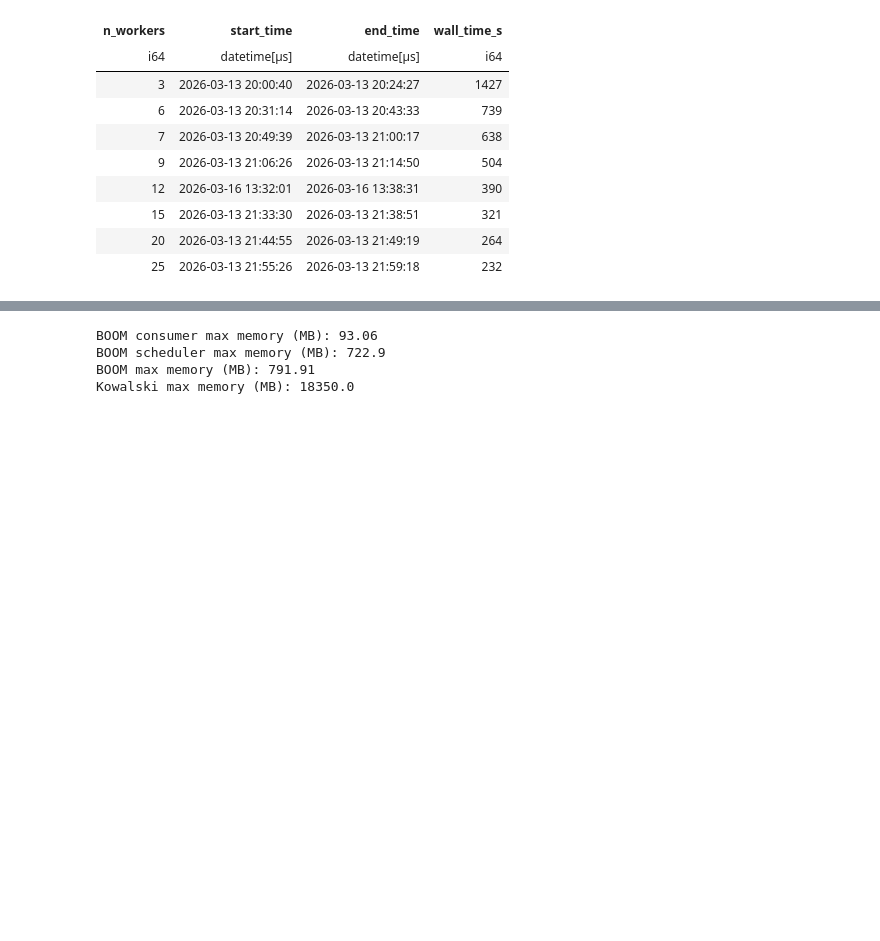
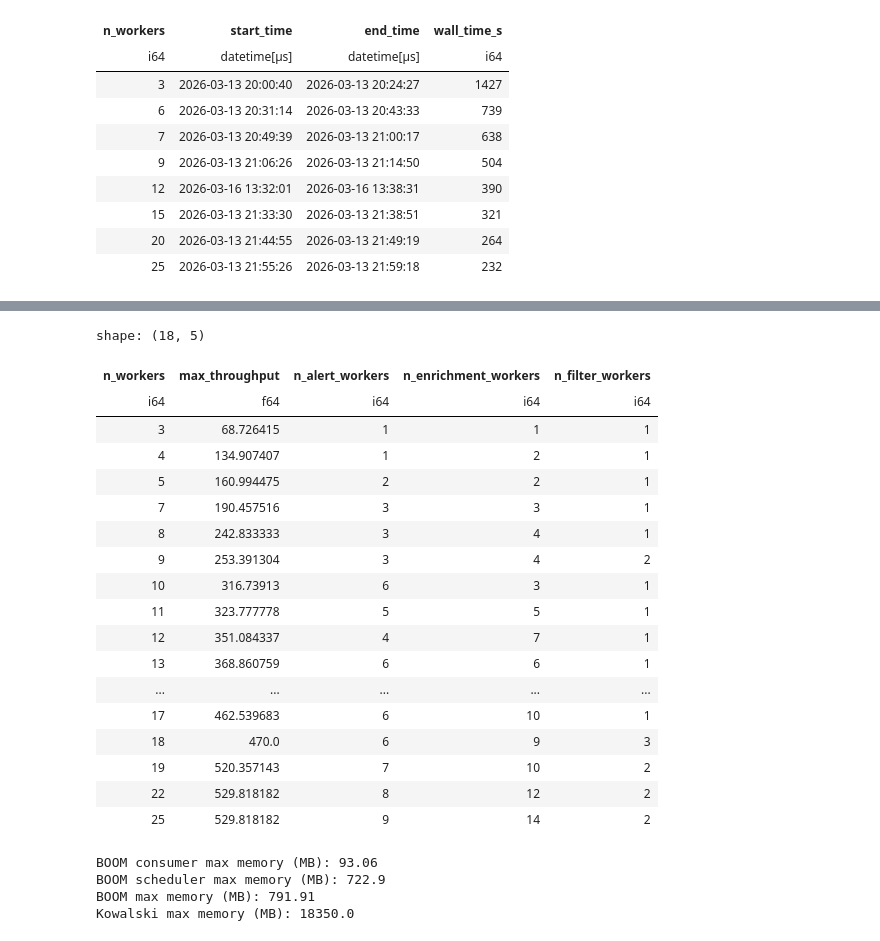
Before and after one commit to boom-astro/boom-paper, a Jupyter notebook: .calkit/notebooks/executed/notebooks/analyze-logs.ipynb, the cells around one changed output, grey strips where cells are left out. Cells and saved outputs as stored; diff of their text form; code cells hidden in the pictures; blank space fills up the shorter version.

```diff
--- a/.calkit/notebooks/executed/notebooks/analyze-logs.ipynb
+++ b/.calkit/notebooks/executed/notebooks/analyze-logs.ipynb
@@ -216,3 +240,31 @@ fig1.savefig("paper/figures/scaling.pdf")
+# %%
+# Print the best config for each number of workers
+df_boom.group_by("n_workers").agg(
+    max_throughput=pl.col("alerts_per_second").max(),
+    n_alert_workers=pl.col("n_alert_workers").last(),
+    n_enrichment_workers=pl.col("n_enrichment_workers").last(),
+    n_filter_workers=pl.col("n_filter_workers").last(),
+).sort("n_workers")
+# %% [output]
+shape: (18, 5)
+| n_workers | max_throughput | n_alert_workers | n_enrichment_workers | n_filter_workers |
+| i64 | f64 | i64 | i64 | i64 |
+| 3 | 68.726415 | 1 | 1 | 1 |
+| 4 | 134.907407 | 1 | 2 | 1 |
+| 5 | 160.994475 | 2 | 2 | 1 |
+| 7 | 190.457516 | 3 | 3 | 1 |
+| 8 | 242.833333 | 3 | 4 | 1 |
+| 9 | 253.391304 | 3 | 4 | 2 |
+| 10 | 316.73913 | 6 | 3 | 1 |
+| 11 | 323.777778 | 5 | 5 | 1 |
+| 12 | 351.084337 | 4 | 7 | 1 |
+| 13 | 368.860759 | 6 | 6 | 1 |
+| ... | ... | ... | ... | ... |
+| 17 | 462.539683 | 6 | 10 | 1 |
+| 18 | 470.0 | 6 | 9 | 3 |
+| 19 | 520.357143 | 7 | 10 | 2 |
+| 22 | 529.818182 | 8 | 12 | 2 |
+| 25 | 529.818182 | 9 | 14 | 2 |
 # %%
 # Analyze some of the memory usage
 import json
```
Also changed, not shown: parts of 3 cells of this notebook, 8 other files.
